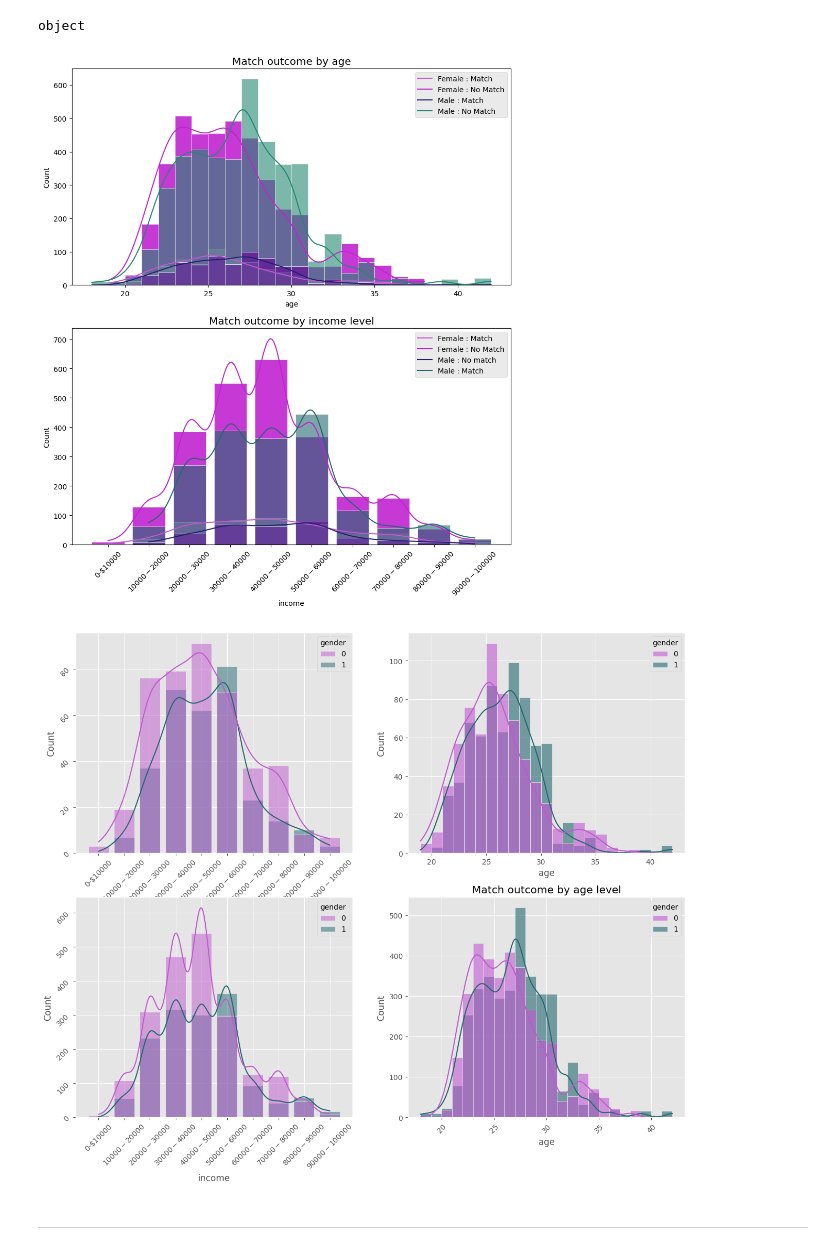
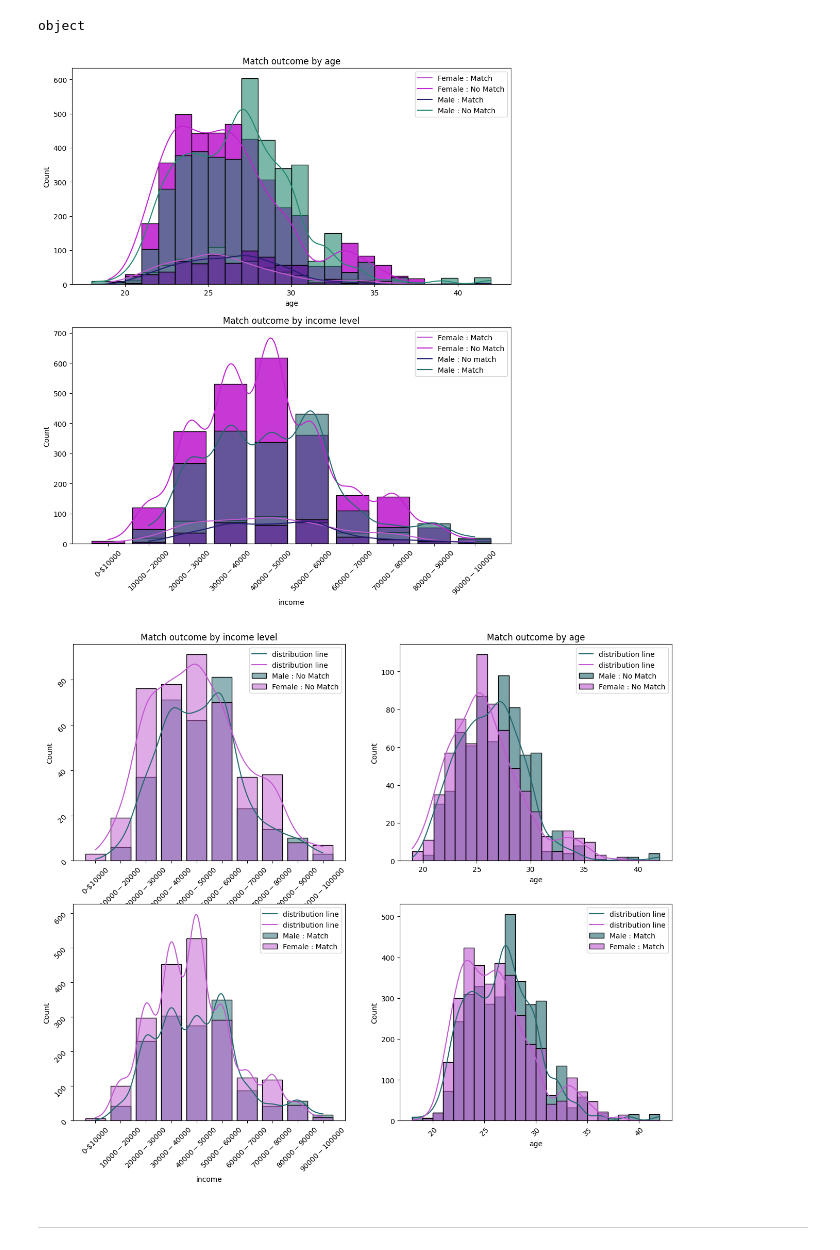
Before and after one commit to Swellisgood/fullstack-data-certification, a Jupyter notebook: BLOC_2_speed_dating/01-Project_speed_dating.ipynb, the cells around one changed output. Drawn from its saved outputs; the diff is of its cells as text; code cells hidden in the pictures.

```diff
--- a/BLOC_2_speed_dating/01-Project_speed_dating.ipynb
+++ b/BLOC_2_speed_dating/01-Project_speed_dating.ipynb
@@ -414,6 +414,7 @@ Not surprinsingly, the more we attach importance to these two questions the less
 # %%
 # Create a figure with 3 subplots
 fig, (ax1, ax2, ax3) = plt.subplots(nrows=1, ncols=3, figsize=(18, 6))
+plt.style.use('default')
 
 race = df['race']
 same_relig_interest = df['imprelig']
@@ -596,7 +597,7 @@ object
 df['income'] = pd.cut(df['income'], bins=np.linspace(0, 100000, 11), labels=['0-$10000', '$10000-$20000', '$20000-$30000', '$30000-$40000', '$40000-$50000', '$50000-$60000', '$60000-$70000', '$70000-$80000', '$80000-$90000', '$90000-$100000'])
 # %%
 fig, ax = plt.subplots(2, 1)
-plt.style.use('ggplot')
+# plt.style.use('ggplot')
 
 #plot match outcome for male gender by income level separating xtiicks by 10000$ intervals on two subplots
 fig.set_size_inches(11, 12)
@@ -615,7 +616,7 @@ ax[0].set_title('Match outcome by age')
 ax[1].set_title('Match outcome by income level')
 plt.show()
 # %% [output]
-[figure, old version]
+[figure, new version]
 # %%
 df_men = df[df['gender'] == 1]
 df_women = df[df['gender'] == 0]
@@ -624,31 +625,37 @@ df_no_match = df[df['match'] == 0]
 # %%
 fig, ax = plt.subplots(2, 2)
 #plot match outcome for male gender by income level separating xtiicks by 10000$ intervals
 fig.set_size_inches(16, 12)
 sns.histplot(x='income', hue='gender', data=df_match, palette=['#C159D1','#236970'], kde=True,  alpha=0.5, shrink=0.8, ax= ax[0,0])
 ax[0,0].tick_params(labelrotation=45)
 fig.set_size_inches(15, 12)
 sns.histplot(x='income', hue='gender', data=df_no_match, palette=['#C159D1','#236970'], kde=True, alpha=0.5, shrink=0.8, ax = ax[1,0])
 ax[1,0].tick_params(labelrotation=45)
 
 #add legend
 # ax[1].legend(['Female : No match', 'Female : Match', 'Male : No match', 'Male : Match'])
 # plt.xticks(rotation=45)
 # plt.title('Match outcome by income level')
 
 # sns.histplot(x='age', hue='match', data=df_match[df_match['gender'] == 0], binwidth=1, kde=True, alpha=0.9, ax = ax[1,1])
 sns.histplot(x='age', hue='gender', data=df_match, palette=['#C159D1','#236970'], binwidth=1, kde=True, alpha=0.6, ax= ax[0,1])
 sns.histplot(x='age', hue='gender', data=df_no_match, palette=['#C159D1','#236970'], binwidth=1, kde=True, alpha=0.6, ax = ax[1,1])
 # sns.histplot(x='age', hue='match', data=df_no_match[df_no_match['gender'] == 1], binwidth=1, kde=True, alpha=0.4, ax= ax[0,1])
-# #add legend
+#add legend
+ax[0,0].legend(['distribution line', 'distribution line', 'Male : No Match', 'Female : No Match'])
+ax[1,0].legend(['distribution line', 'distribution line', 'Male : Match', 'Female : Match'])
+#add legend
+ax[0,1].legend(['distribution line', 'distribution line', 'Male : No Match', 'Female : No Match'])
+ax[1,1].legend(['distribution line', 'distribution line', 'Male : Match', 'Female : Match'])
 #add kdeplot
 
 plt.xticks(rotation=45)
-plt.title('Match outcome by age level')
+ax[0,1].set_title('Match outcome by age')
+ax[0,0].set_title('Match outcome by income level')
+
 plt.show()
-#center output figures
 # %% [output]
-[figure, old version]
+[figure, new version]
 # %% [markdown]
 ---
 # %%
```
Also changed, not shown: parts of 13 cells of this notebook.
